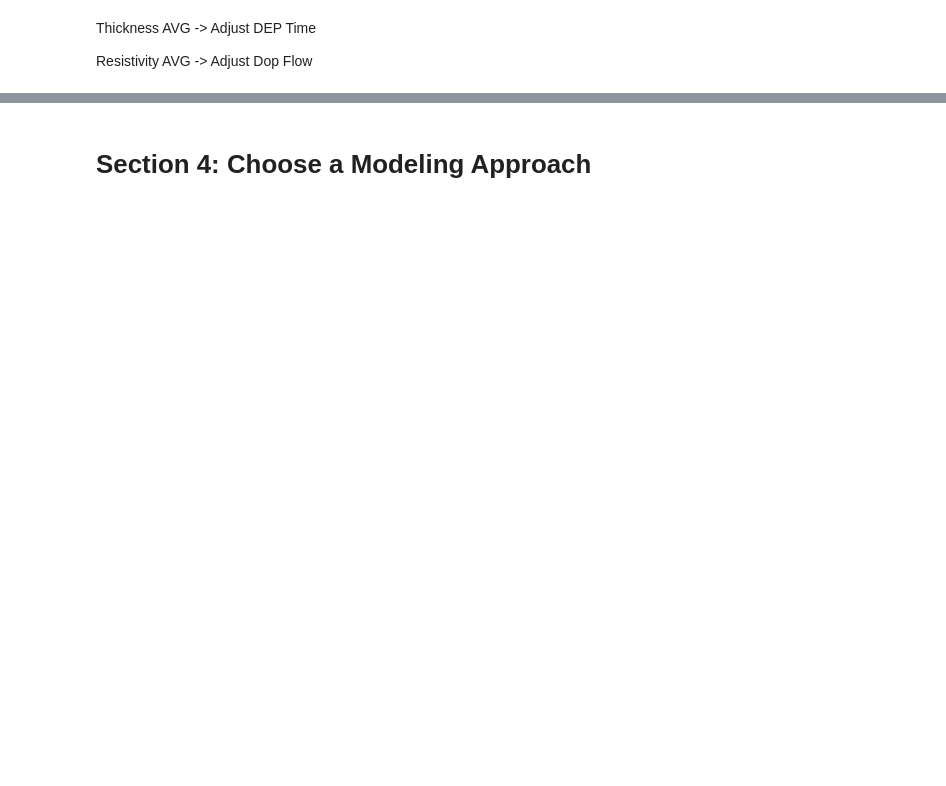
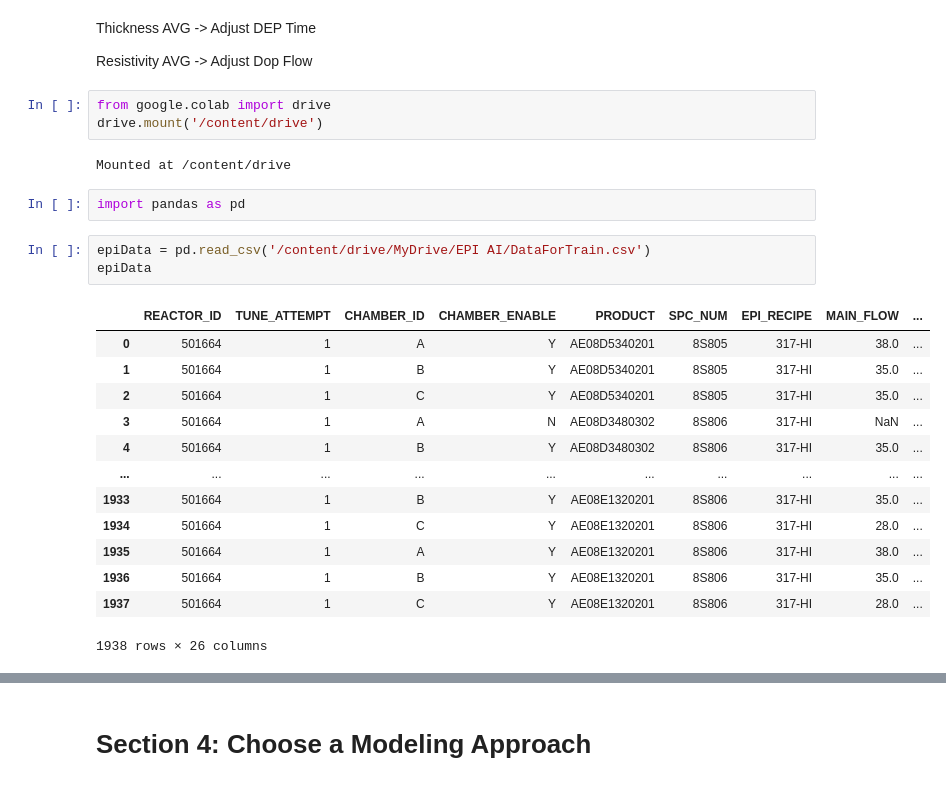
Before and after one commit to melvintcs/EPS_AI, a Jupyter notebook: IPP-1.ipynb, the cells around one changed output, grey strips where cells are left out. Saved outputs shown, nothing was run; the diff lists cells and outputs as text; blank space fills up the shorter version.

```diff
--- a/IPP-1.ipynb
+++ b/IPP-1.ipynb
@@ -45,3 +45,27 @@ Prepare for modeling
 Thickness AVG -> Adjust DEP Time
 
 Resistivity AVG -> Adjust Dop Flow
+# %%
+from google.colab import drive
+drive.mount('/content/drive')
+# %% [output]
+Mounted at /content/drive
+# %%
+import pandas as pd
+# %%
+epiData = pd.read_csv('/content/drive/MyDrive/EPI AI/DataForTrain.csv')
+epiData
+# %% [output]
+|  | REACTOR_ID | TUNE_ATTEMPT | CHAMBER_ID | CHAMBER_ENABLE | PRODUCT | SPC_NUM | EPI_RECIPE | MAIN_FLOW | ... |
+| 0 | 501664 | 1 | A | Y | AE08D5340201 | 8S805 | 317-HI | 38.0 | ... |
+| 1 | 501664 | 1 | B | Y | AE08D5340201 | 8S805 | 317-HI | 35.0 | ... |
+| 2 | 501664 | 1 | C | Y | AE08D5340201 | 8S805 | 317-HI | 35.0 | ... |
+| 3 | 501664 | 1 | A | N | AE08D3480302 | 8S806 | 317-HI | NaN | ... |
+| 4 | 501664 | 1 | B | Y | AE08D3480302 | 8S806 | 317-HI | 35.0 | ... |
+| ... | ... | ... | ... | ... | ... | ... | ... | ... | ... |
+| 1933 | 501664 | 1 | B | Y | AE08E1320201 | 8S806 | 317-HI | 35.0 | ... |
+| 1934 | 501664 | 1 | C | Y | AE08E1320201 | 8S806 | 317-HI | 28.0 | ... |
+| 1935 | 501664 | 1 | A | Y | AE08E1320201 | 8S806 | 317-HI | 38.0 | ... |
+| 1936 | 501664 | 1 | B | Y | AE08E1320201 | 8S806 | 317-HI | 35.0 | ... |
+| 1937 | 501664 | 1 | C | Y | AE08E1320201 | 8S806 | 317-HI | 28.0 | ... |
+1938 rows × 26 columns
```
Also changed, not shown: parts of 7 cells of this notebook.
